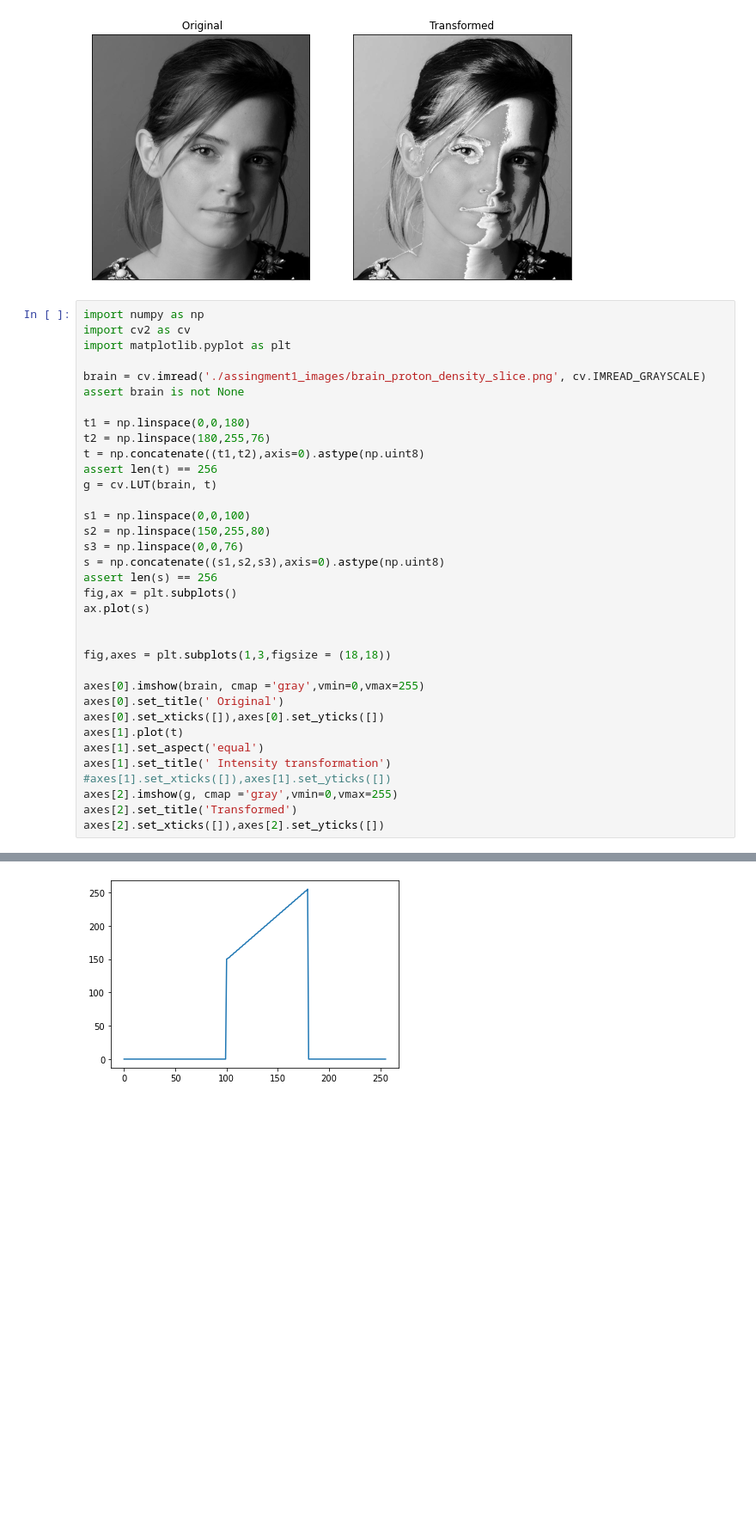
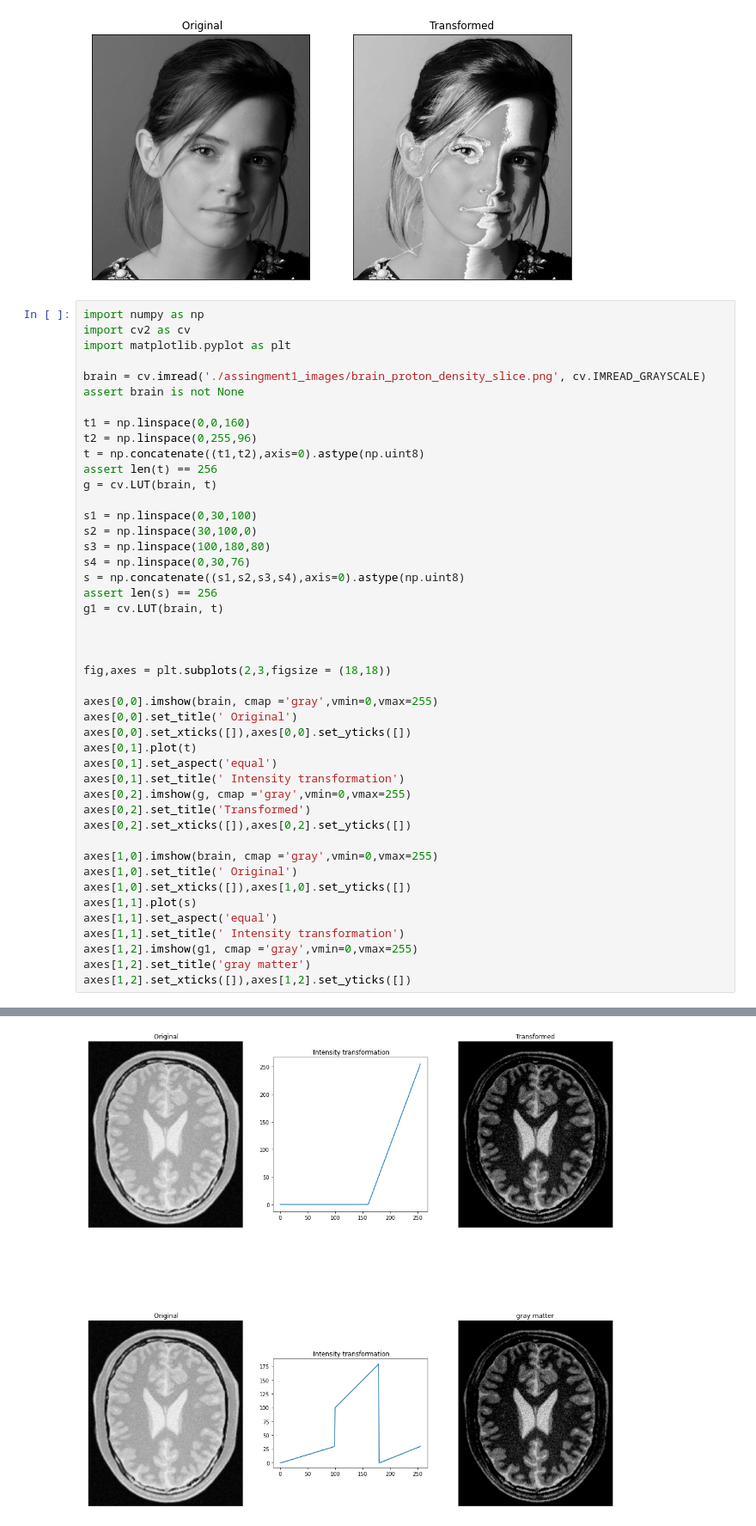
Before and after one commit to NaduniDamsariLiyanage/en_2550, a Jupyter notebook: 190356E_Assingment1.ipynb, the cells around one changed output, grey strips where cells are left out. Shown at 86% size. Cells and saved outputs as stored; diff of their text form; blank space fills up the shorter version.

```diff
--- a/190356E_Assingment1.ipynb
+++ b/190356E_Assingment1.ipynb
@@ -31,38 +31,48 @@ Text(0.5, 1.0, 'Transformed')
 # %%
 import numpy as np
 import cv2 as cv
 import matplotlib.pyplot as plt
 
 brain = cv.imread('./assingment1_images/brain_proton_density_slice.png', cv.IMREAD_GRAYSCALE)
 assert brain is not None
 
-t1 = np.linspace(0,0,180)
-t2 = np.linspace(180,255,76)
+t1 = np.linspace(0,0,160)
+t2 = np.linspace(0,255,96)
 t = np.concatenate((t1,t2),axis=0).astype(np.uint8)
 assert len(t) == 256
 g = cv.LUT(brain, t)
 
-s1 = np.linspace(0,0,100)
-s2 = np.linspace(150,255,80)
-s3 = np.linspace(0,0,76)
-s = np.concatenate((s1,s2,s3),axis=0).astype(np.uint8)
+s1 = np.linspace(0,30,100)
+s2 = np.linspace(30,100,0)
+s3 = np.linspace(100,180,80)
+s4 = np.linspace(0,30,76)
+s = np.concatenate((s1,s2,s3,s4),axis=0).astype(np.uint8)
 assert len(s) == 256
-fig,ax = plt.subplots()
-ax.plot(s)
+g1 = cv.LUT(brain, t)
 
 
-fig,axes = plt.subplots(1,3,figsize = (18,18))
 
-axes[0].imshow(brain, cmap ='gray',vmin=0,vmax=255)
-axes[0].set_title(' Original')
-axes[0].set_xticks([]),axes[0].set_yticks([])
-axes[1].plot(t)
-axes[1].set_aspect('equal')
-axes[1].set_title(' Intensity transformation')
-#axes[1].set_xticks([]),axes[1].set_yticks([])
-axes[2].imshow(g, cmap ='gray',vmin=0,vmax=255)
-axes[2].set_title('Transformed')
-axes[2].set_xticks([]),axes[2].set_yticks([])
+fig,axes = plt.subplots(2,3,figsize = (18,18))
+
+axes[0,0].imshow(brain, cmap ='gray',vmin=0,vmax=255)
+axes[0,0].set_title(' Original')
+axes[0,0].set_xticks([]),axes[0,0].set_yticks([])
+axes[0,1].plot(t)
+axes[0,1].set_aspect('equal')
+axes[0,1].set_title(' Intensity transformation')
+axes[0,2].imshow(g, cmap ='gray',vmin=0,vmax=255)
+axes[0,2].set_title('Transformed')
+axes[0,2].set_xticks([]),axes[0,2].set_yticks([])
+
+axes[1,0].imshow(brain, cmap ='gray',vmin=0,vmax=255)
+axes[1,0].set_title(' Original')
+axes[1,0].set_xticks([]),axes[1,0].set_yticks([])
+axes[1,1].plot(s)
+axes[1,1].set_aspect('equal')
+axes[1,1].set_title(' Intensity transformation')
+axes[1,2].imshow(g1, cmap ='gray',vmin=0,vmax=255)
+axes[1,2].set_title('gray matter')
+axes[1,2].set_xticks([]),axes[1,2].set_yticks([])
 # %% [output]
 ([], [])
-[figure, old version]
+[figure, new version]
```
Also changed, not shown: parts of 1 cell of this notebook.
